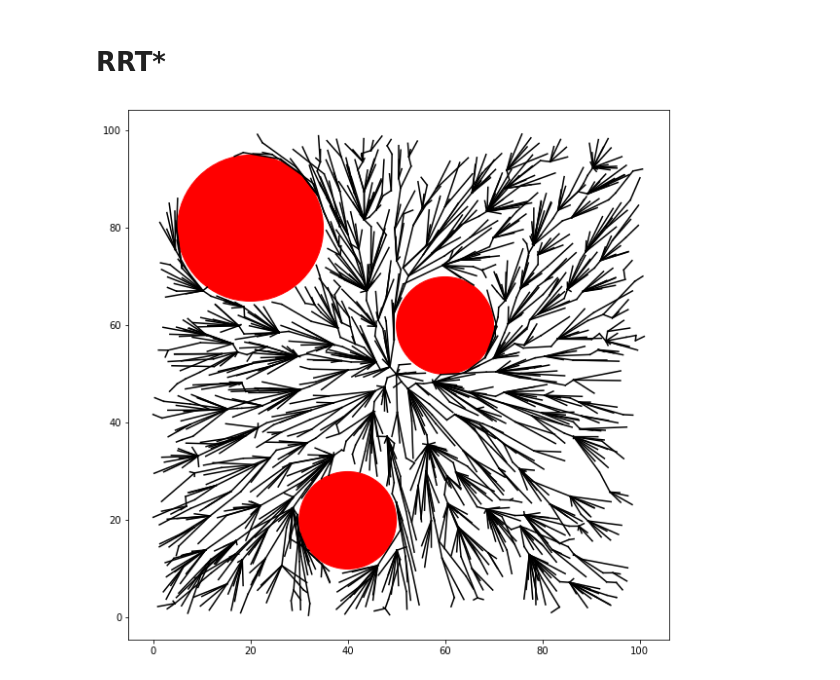
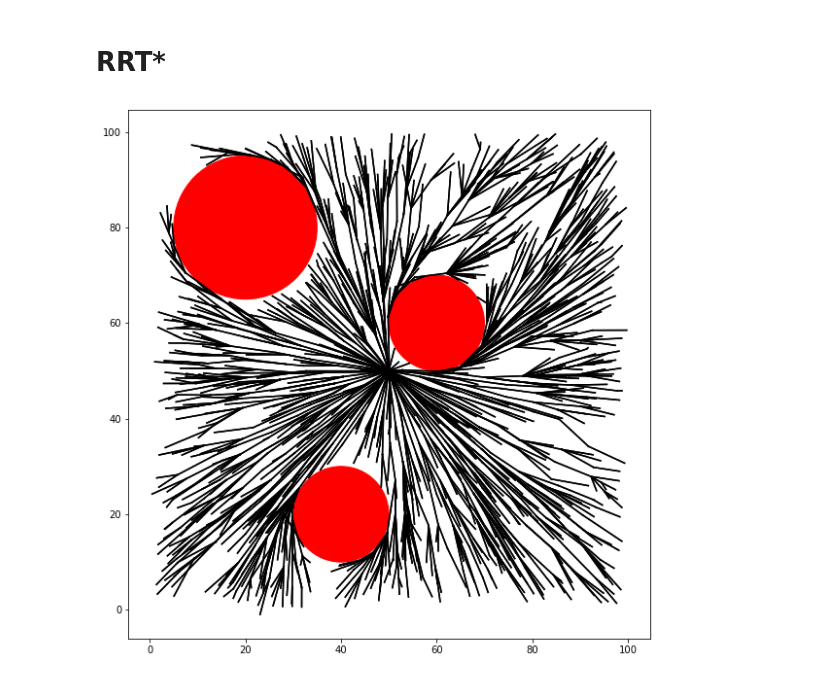
Before and after one commit to esiaero/Sandbox, a Jupyter notebook: rrt-star.ipynb, the cells around one changed output. Drawn from its saved outputs; the diff is of its cells as text; code cells hidden in the pictures.

```diff
--- a/rrt-star.ipynb
+++ b/rrt-star.ipynb
@@ -13,6 +13,7 @@ class Node():
         self.pos = pos
         self.cost = sys.maxsize
         self.parent = None
+        self.edges = np.array([])
 
 class Graph():
     def __init__(self, q_init):
@@ -34,8 +35,8 @@ class Graph():
             plt.gca().add_patch(circle)
 
     def rand_config(self):
-        rand_pos = self.start_p + (self.end_p - self.start_p) * [np.random.random_sample(),
-                                                                 np.random.random_sample()]
+        rand_pos = self.start_p + (self.end_p - self.start_p) * np.array([np.random.random_sample(),
+                                                                          np.random.random_sample()])
         return rand_pos
 
     def nearest_vertex(self, q):
@@ -47,6 +48,14 @@ class Graph():
                 dist = curr_dist
                 nearest = node
         return nearest
+
+    def add_edge(self, n1, n2):
+        n1.edges = np.append(n1.edges, n2)
+        n2.edges = np.append(n2.edges, n1)
+
+    def remove_edge(self, n1, n2):
+        n1.edges = np.delete(n1.edges, np.argwhere(n1.edges == n2))
+        n2.edges = np.delete(n2.edges, np.argwhere(n2.edges == n1))
 
     def line_collides(self, p1, p2):
         line_dir = p2 - p1
@@ -84,37 +93,44 @@ def build_rrt(q_init, K, delta, search_rad):
 
         dir_norm = np.linalg.norm(q_rand - node_near.pos)
         if dir_norm != 0: #very unlikely?
             q_new = node_near.pos + delta * (q_rand - node_near.pos) / dir_norm
 
             if not graph.line_collides(node_near.pos, q_new):
                 new_node = Node(q_new)
-                new_node.parent = node_near
-                new_node.cost = node_near.cost + dir_norm
+                new_node.cost = node_near.cost + np.linalg.norm(node_near.pos - new_node.pos)
 
+                final_neighbor = node_near
                 for node in graph.nodes:
                     if np.linalg.norm(node.pos - new_node.pos) < search_rad:
                         agg_cost = node.cost + np.linalg.norm(node.pos - new_node.pos)
                         if agg_cost < new_node.cost and not graph.line_collides(node.pos, new_node.pos):
-                            new_node.parent = node
                             new_node.cost = agg_cost
+                            final_neighbor = node
 
                 for node in graph.nodes:
                     if np.linalg.norm(node.pos - new_node.pos) < search_rad:
                         agg_cost = new_node.cost + np.linalg.norm(node.pos - new_node.pos)
                         if agg_cost < node.cost and not graph.line_collides(node.pos, new_node.pos):
+                            if node.parent:
+                                graph.remove_edge(node, node.parent)
+                            node.cost = agg_cost
                             node.parent = new_node
-                            node.cost = agg_cost
+                            for n in node.edges:
+                                n.cost = node.cost + np.linalg.norm(node.pos - n.pos)
+                            graph.add_edge(new_node, node)
 
                 graph.nodes = np.append(graph.nodes, new_node)
+                new_node.parent = final_neighbor
+                graph.add_edge(final_neighbor, new_node)
     for node in graph.nodes:
-        if node.parent:
-            graph.plot_edge(node.pos, node.parent.pos)
+        for n in node.edges:
+            graph.plot_edge(node.pos, n.pos)
 
 # q_init = ([LL UR], [verts], [obstacles (x, y, radius)])
 q_init = [np.array([[0, 0], [100, 100]]),
           [50., 50.],
           np.array([[60, 60, 10], [20, 80, 15], [40, 20, 10]])
          ]
 build_rrt(q_init, 2000, 2, 10)
 # %% [output]
-[figure, old version]
+[figure, new version]
```
